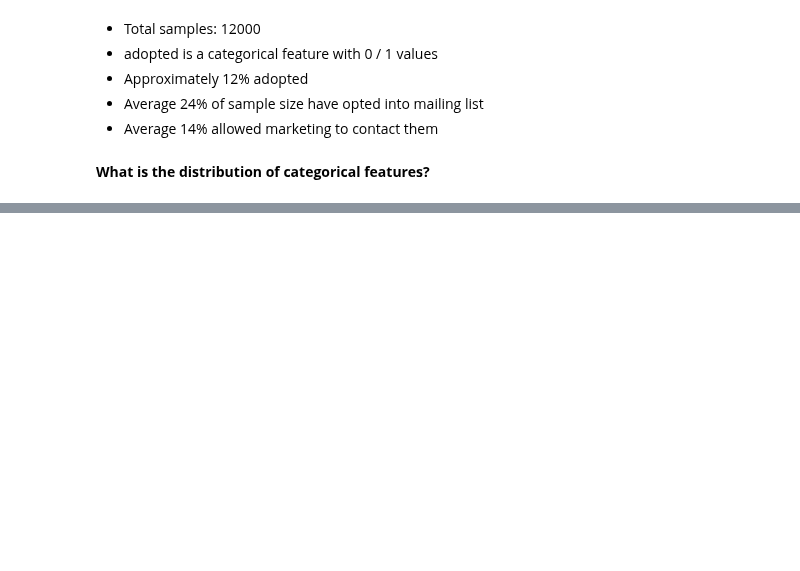
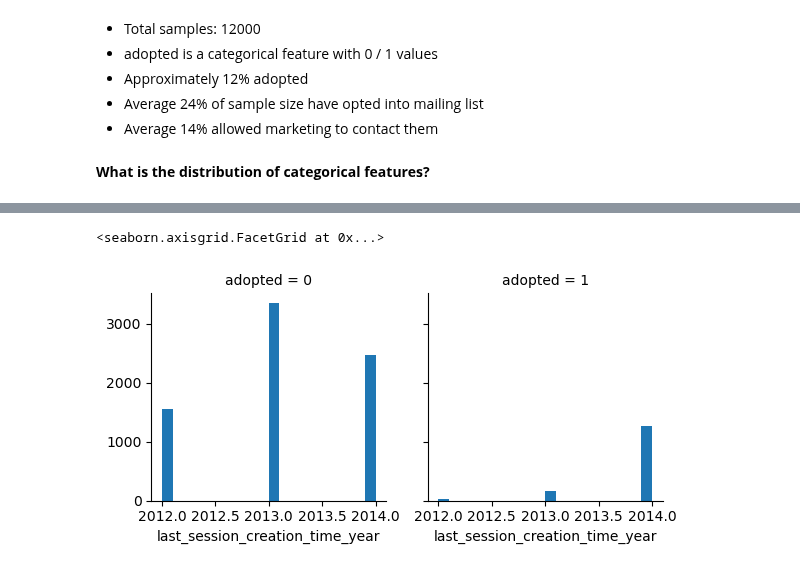
Before and after one commit to mindyng/2023-Business-Projects, a Jupyter notebook: asana-user-adoption.ipynb, the cells around one changed output, grey strips where cells are left out. Cells and saved outputs as stored; diff of their text form; code cells hidden in the pictures; blank space fills up the shorter version.

Commit message:
Kaggle Notebook | Asana User Adoption | Version 4

```diff
--- a/asana-user-adoption.ipynb
+++ b/asana-user-adoption.ipynb
@@ -284,0 +388,6 @@ users.describe(include=['O'])
+# %%
+g = sns.FacetGrid(users, col='adopted')
+g.map(plt.hist, 'last_session_creation_time_year', bins=20)
+# %% [output]
+<seaborn.axisgrid.FacetGrid at 0x...>
+[figure, added]
```
Also changed, not shown: parts of 25 cells of this notebook.
